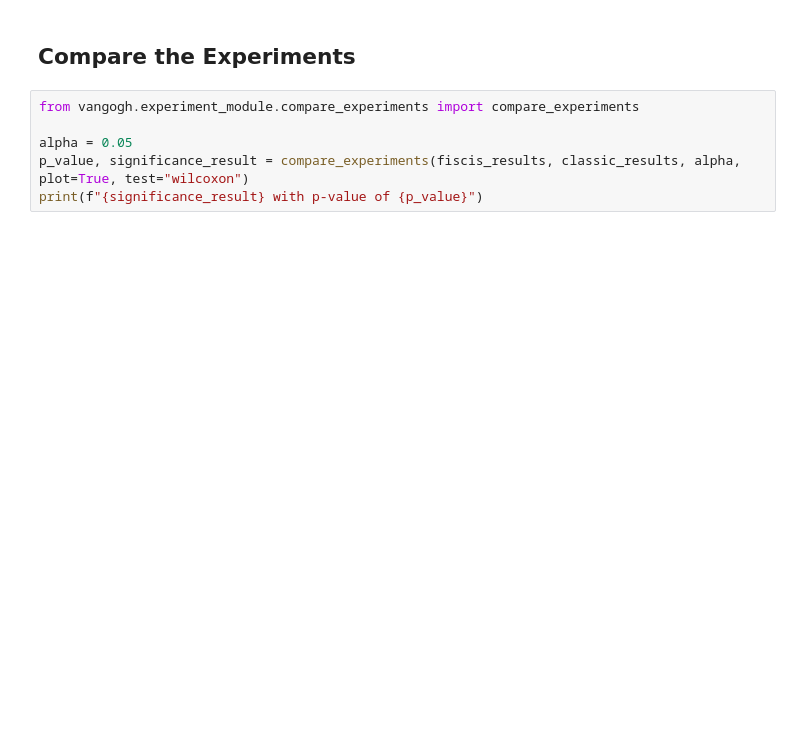
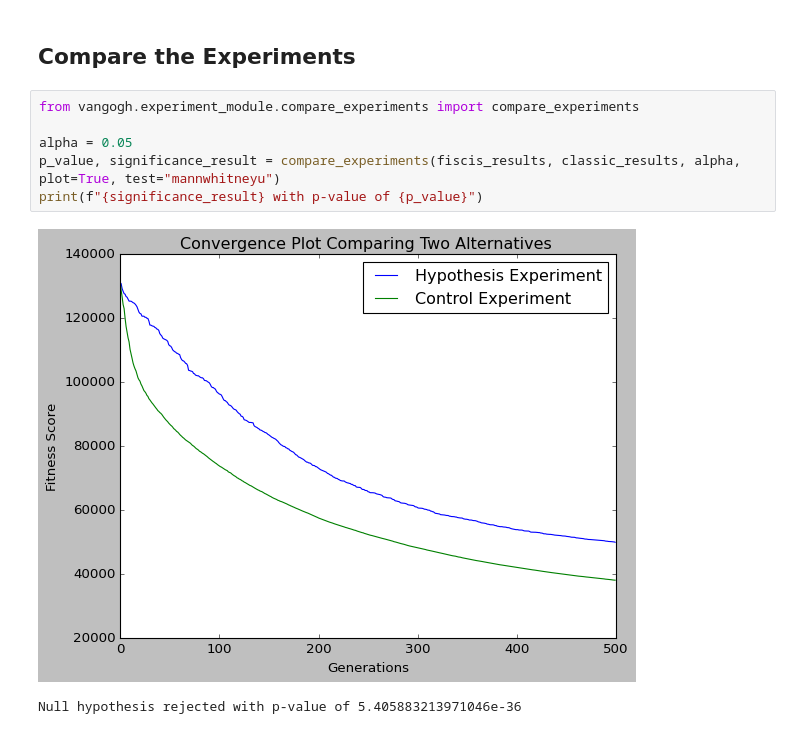
Before and after one commit to mijnnaamismarin/EA_group_project, a Jupyter notebook: experiments_hypothesis_#4.ipynb, the cells around one changed output. Cells and saved outputs as stored; diff of their text form; blank space fills up the shorter version.

Commit message:
Complete experiments

```diff
--- a/experiments_hypothesis_#4.ipynb
+++ b/experiments_hypothesis_#4.ipynb
@@ -258,6 +314,9 @@ generation: 97 best fitness: 74481 avg. fitness: 75106.245
 # %%
 from vangogh.experiment_module.compare_experiments import compare_experiments
 
 alpha = 0.05
-p_value, significance_result = compare_experiments(fiscis_results, classic_results, alpha, plot=True, test="wilcoxon")
+p_value, significance_result = compare_experiments(fiscis_results, classic_results, alpha, plot=True, test="mannwhitneyu")
 print(f"{significance_result} with p-value of {p_value}")
+# %% [output]
+[figure, added]
+Null hypothesis rejected with p-value of 5.405883213971046e-36
```
Also changed, not shown: parts of 1 cell of this notebook, 1 other file.
